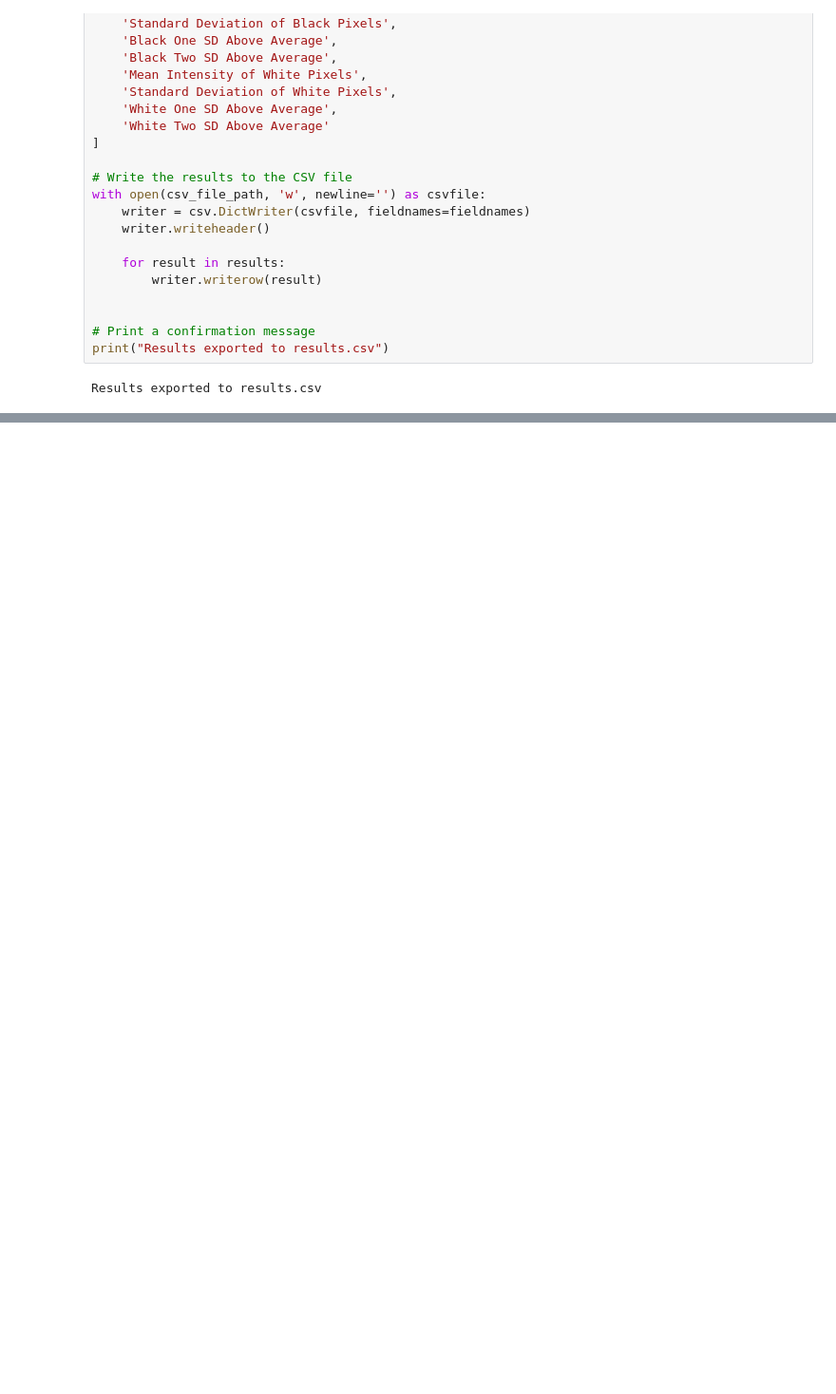
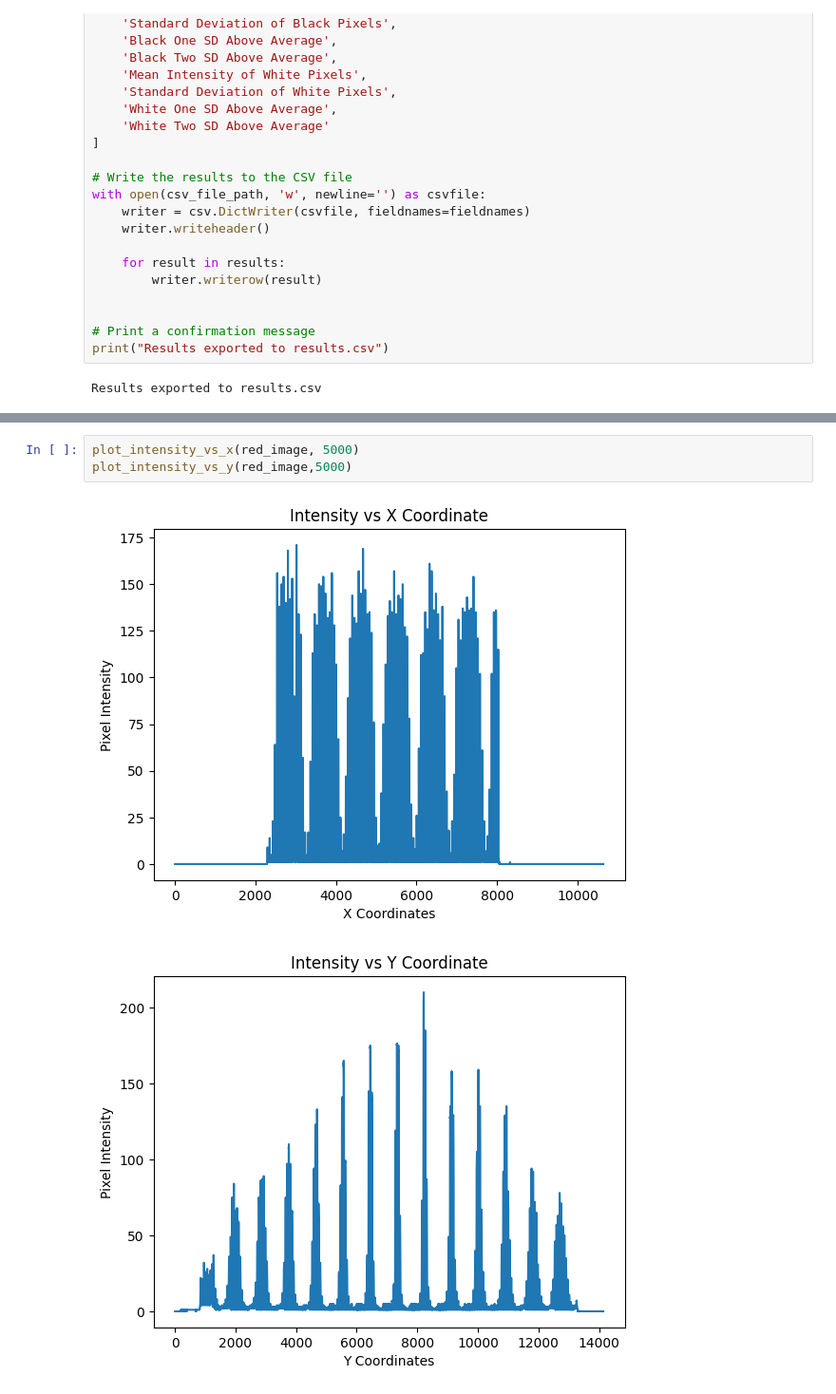
Before and after one commit to Codyyu36/JC-SDKIntegration, a Jupyter notebook: RGB Filter.ipynb, the cells around one changed output, grey strips where cells are left out. Shown: that part at 95% size. Drawn from its saved outputs; the diff is of its cells as text; blank space fills up the shorter version.

```diff
--- a/RGB Filter.ipynb
+++ b/RGB Filter.ipynb
@@ -339,0 +447,6 @@ Results exported to results.csv
+# %%
+plot_intensity_vs_x(red_image, 5000)
+plot_intensity_vs_y(red_image,5000)
+# %% [output]
+[figure, added]
+[figure, added]
```
Also changed, not shown: parts of 3 cells of this notebook, 1 other file.
